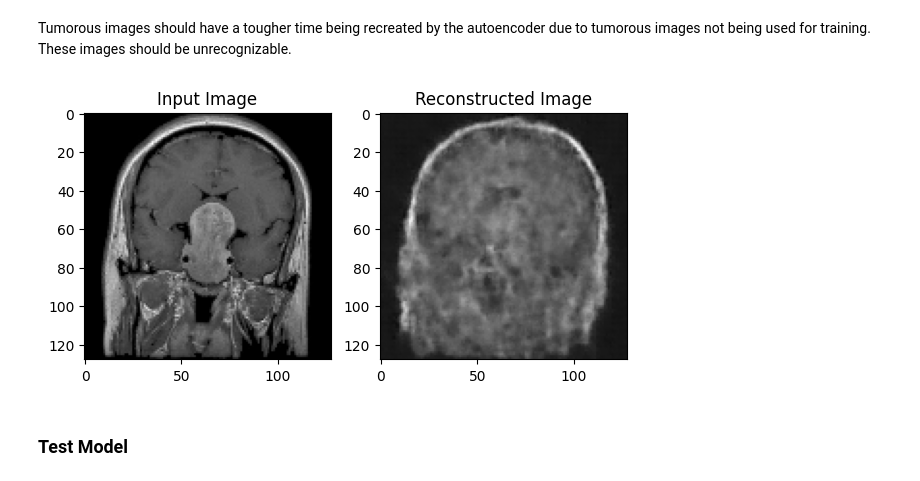
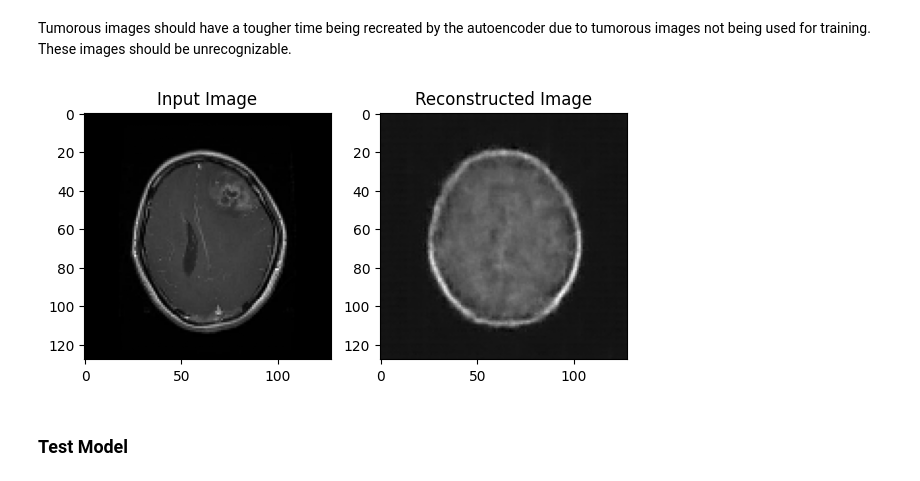
Before and after one commit to Tommy-Long4358/Brain-Anomaly-Detection, a Jupyter notebook: brain-tumor-anomaly-cae.ipynb, the cells around one changed output. Drawn from its saved outputs; the diff is of its cells as text; code cells hidden in the pictures.

Commit message:
added threshold dataset

```diff
--- a/brain-tumor-anomaly-cae.ipynb
+++ b/brain-tumor-anomaly-cae.ipynb
@@ -386,9 +389,9 @@ test_single_img(normal_train_data)
 # %% [markdown]
 Tumorous images should have a tougher time being recreated by the autoencoder due to tumorous images not being used for training. These images should be unrecognizable.
 # %%
-test_single_img(tumor_test_data)
+test_single_img(tumor_dataset)
 # %% [output]
-[figure, old version]
+[figure, new version]
 # %% [markdown]
 ### Test Model
 # %%
```
Also changed, not shown: parts of 20 cells of this notebook.
